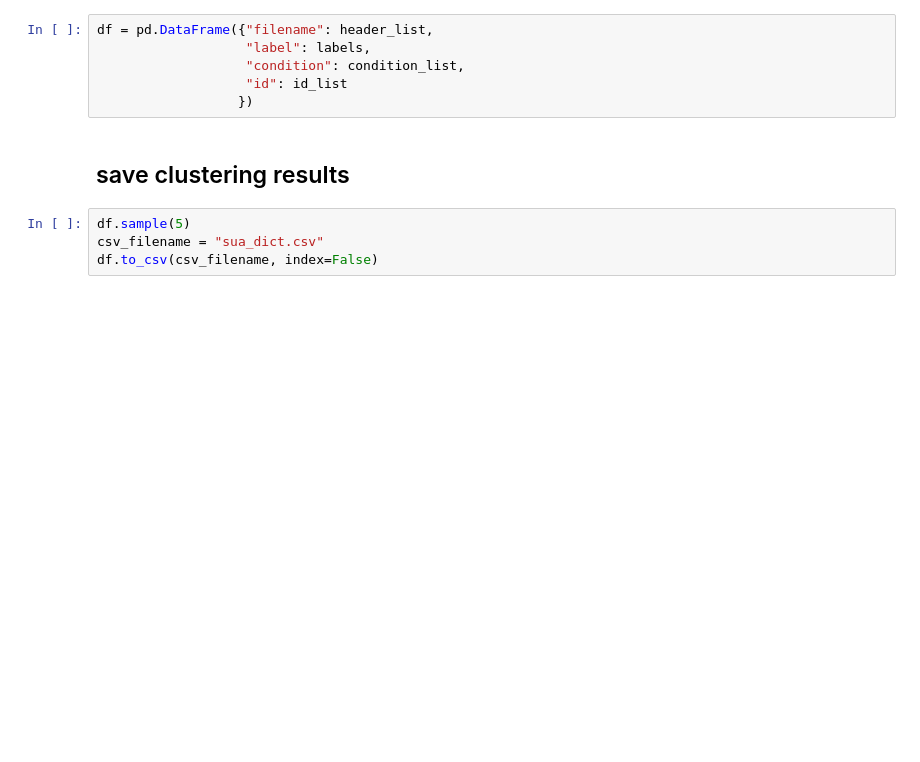
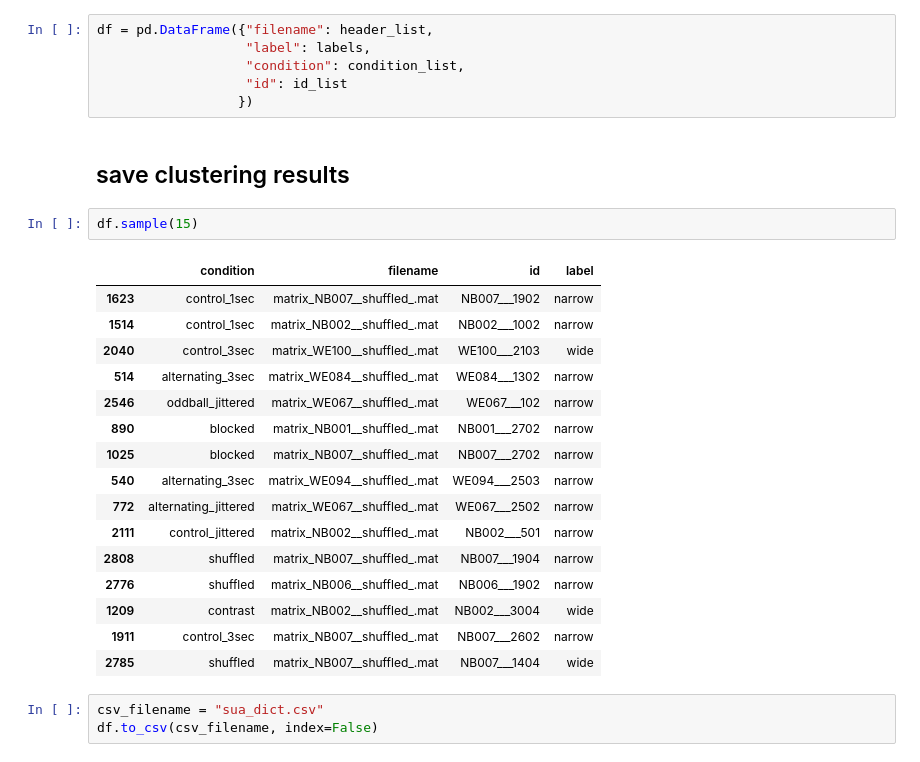
Before and after one commit to ds7711/Vicario_lab_wave_clus3, a Jupyter notebook: Python_analysis_libraries/Single-unit waveform_clustering.ipynb, the cells around one changed output. Drawn from its saved outputs; the diff is of its cells as text; blank space fills up the shorter version.

```diff
--- a/Python_analysis_libraries/Single-unit waveform_clustering.ipynb
+++ b/Python_analysis_libraries/Single-unit waveform_clustering.ipynb
@@ -171,7 +185,25 @@ df = pd.DataFrame({"filename": header_list,
                   })
 # %% [markdown]
 ## save clustering results
+# %%
+df.sample(15)
+# %% [output]
+|  | condition | filename | id | label |
+| 1623 | control_1sec | matrix_NB007__shuffled_.mat | NB007___1902 | narrow |
+| 1514 | control_1sec | matrix_NB002__shuffled_.mat | NB002___1002 | narrow |
+| 2040 | control_3sec | matrix_WE100__shuffled_.mat | WE100___2103 | wide |
+| 514 | alternating_3sec | matrix_WE084__shuffled_.mat | WE084___1302 | narrow |
+| 2546 | oddball_jittered | matrix_WE067__shuffled_.mat | WE067___102 | narrow |
+| 890 | blocked | matrix_NB001__shuffled_.mat | NB001___2702 | narrow |
+| 1025 | blocked | matrix_NB007__shuffled_.mat | NB007___2702 | narrow |
+| 540 | alternating_3sec | matrix_WE094__shuffled_.mat | WE094___2503 | narrow |
+| 772 | alternating_jittered | matrix_WE067__shuffled_.mat | WE067___2502 | narrow |
+| 2111 | control_jittered | matrix_NB002__shuffled_.mat | NB002___501 | narrow |
+| 2808 | shuffled | matrix_NB007__shuffled_.mat | NB007___1904 | narrow |
+| 2776 | shuffled | matrix_NB006__shuffled_.mat | NB006___1902 | narrow |
+| 1209 | contrast | matrix_NB002__shuffled_.mat | NB002___3004 | wide |
+| 1911 | control_3sec | matrix_NB007__shuffled_.mat | NB007___2602 | narrow |
+| 2785 | shuffled | matrix_NB007__shuffled_.mat | NB007___1404 | wide |
 # %%
-df.sample(5)
 csv_filename = "sua_dict.csv"
 df.to_csv(csv_filename, index=False)
```
Also changed, not shown: parts of 6 cells of this notebook.
